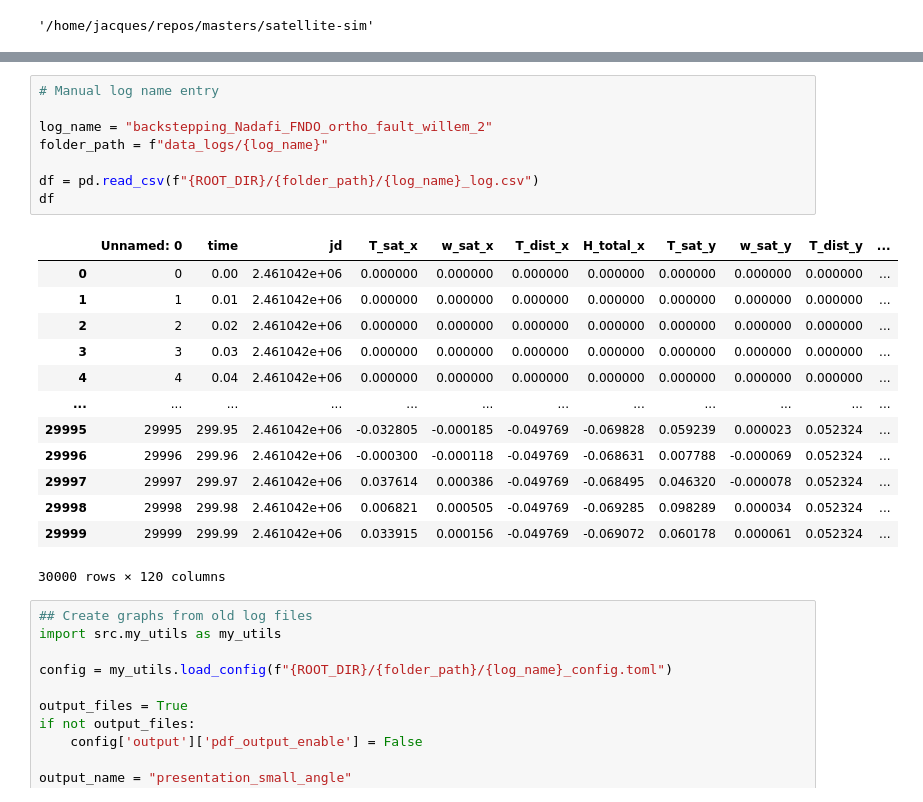
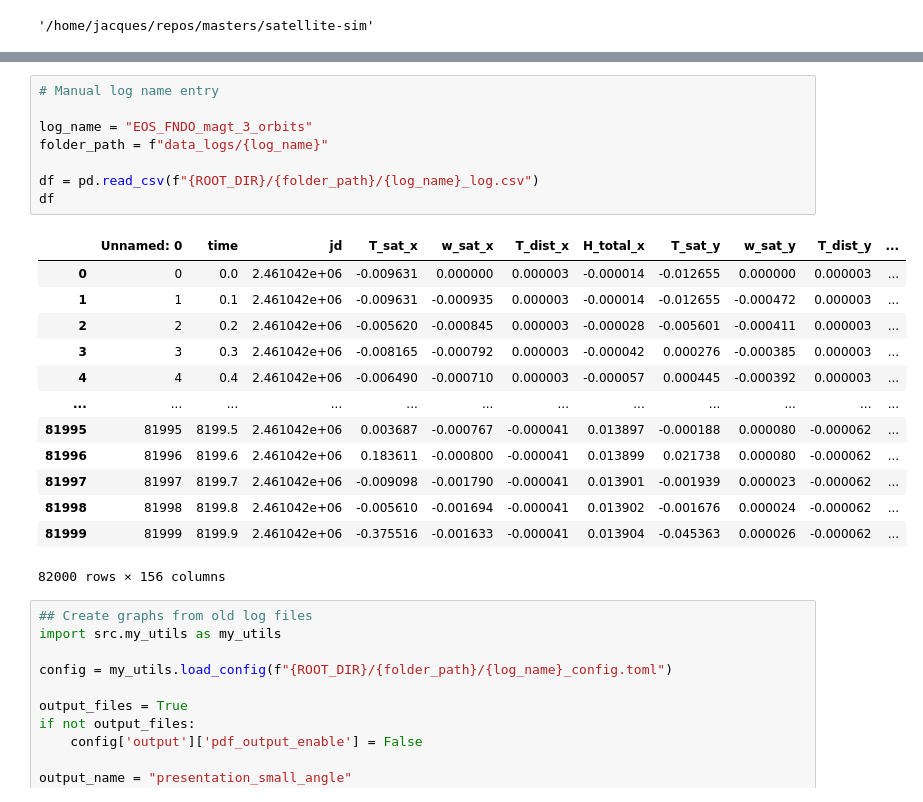
Before and after one commit to jacquesstellies/satellite-sim, a Jupyter notebook: plot_viewer.ipynb, the cells around one changed output, grey strips where cells are left out. Drawn from its saved outputs; the diff is of its cells as text.

```diff
--- a/plot_viewer.ipynb
+++ b/plot_viewer.ipynb
@@ -51,25 +40,25 @@ pid_ortho_nom
 # %%
 # Manual log name entry
 
-log_name = "backstepping_Nadafi_FNDO_ortho_fault_willem_2"
+log_name = "EOS_FNDO_magt_3_orbits"
 folder_path = f"data_logs/{log_name}"
 
 df = pd.read_csv(f"{ROOT_DIR}/{folder_path}/{log_name}_log.csv")
 df
 # %% [output]
 |  | Unnamed: 0 | time | jd | T_sat_x | w_sat_x | T_dist_x | H_total_x | T_sat_y | w_sat_y | T_dist_y | ... |
-| 0 | 0 | 0.00 | 2.461042e+06 | 0.000000 | 0.000000 | 0.000000 | 0.000000 | 0.000000 | 0.000000 | 0.000000 | ... |
-| 1 | 1 | 0.01 | 2.461042e+06 | 0.000000 | 0.000000 | 0.000000 | 0.000000 | 0.000000 | 0.000000 | 0.000000 | ... |
-| 2 | 2 | 0.02 | 2.461042e+06 | 0.000000 | 0.000000 | 0.000000 | 0.000000 | 0.000000 | 0.000000 | 0.000000 | ... |
-| 3 | 3 | 0.03 | 2.461042e+06 | 0.000000 | 0.000000 | 0.000000 | 0.000000 | 0.000000 | 0.000000 | 0.000000 | ... |
-| 4 | 4 | 0.04 | 2.461042e+06 | 0.000000 | 0.000000 | 0.000000 | 0.000000 | 0.000000 | 0.000000 | 0.000000 | ... |
+| 0 | 0 | 0.0 | 2.461042e+06 | -0.009631 | 0.000000 | 0.000003 | -0.000014 | -0.012655 | 0.000000 | 0.000003 | ... |
+| 1 | 1 | 0.1 | 2.461042e+06 | -0.009631 | -0.000935 | 0.000003 | -0.000014 | -0.012655 | -0.000472 | 0.000003 | ... |
+| 2 | 2 | 0.2 | 2.461042e+06 | -0.005620 | -0.000845 | 0.000003 | -0.000028 | -0.005601 | -0.000411 | 0.000003 | ... |
+| 3 | 3 | 0.3 | 2.461042e+06 | -0.008165 | -0.000792 | 0.000003 | -0.000042 | 0.000276 | -0.000385 | 0.000003 | ... |
+| 4 | 4 | 0.4 | 2.461042e+06 | -0.006490 | -0.000710 | 0.000003 | -0.000057 | 0.000445 | -0.000392 | 0.000003 | ... |
 | ... | ... | ... | ... | ... | ... | ... | ... | ... | ... | ... | ... |
-| 29995 | 29995 | 299.95 | 2.461042e+06 | -0.032805 | -0.000185 | -0.049769 | -0.069828 | 0.059239 | 0.000023 | 0.052324 | ... |
-| 29996 | 29996 | 299.96 | 2.461042e+06 | -0.000300 | -0.000118 | -0.049769 | -0.068631 | 0.007788 | -0.000069 | 0.052324 | ... |
-| 29997 | 29997 | 299.97 | 2.461042e+06 | 0.037614 | 0.000386 | -0.049769 | -0.068495 | 0.046320 | -0.000078 | 0.052324 | ... |
-| 29998 | 29998 | 299.98 | 2.461042e+06 | 0.006821 | 0.000505 | -0.049769 | -0.069285 | 0.098289 | 0.000034 | 0.052324 | ... |
-| 29999 | 29999 | 299.99 | 2.461042e+06 | 0.033915 | 0.000156 | -0.049769 | -0.069072 | 0.060178 | 0.000061 | 0.052324 | ... |
+| 81995 | 81995 | 8199.5 | 2.461042e+06 | 0.003687 | -0.000767 | -0.000041 | 0.013897 | -0.000188 | 0.000080 | -0.000062 | ... |
+| 81996 | 81996 | 8199.6 | 2.461042e+06 | 0.183611 | -0.000800 | -0.000041 | 0.013899 | 0.021738 | 0.000080 | -0.000062 | ... |
+| 81997 | 81997 | 8199.7 | 2.461042e+06 | -0.009098 | -0.001790 | -0.000041 | 0.013901 | -0.001939 | 0.000023 | -0.000062 | ... |
+| 81998 | 81998 | 8199.8 | 2.461042e+06 | -0.005610 | -0.001694 | -0.000041 | 0.013902 | -0.001676 | 0.000024 | -0.000062 | ... |
+| 81999 | 81999 | 8199.9 | 2.461042e+06 | -0.375516 | -0.001633 | -0.000041 | 0.013904 | -0.045363 | 0.000026 | -0.000062 | ... |
-30000 rows × 120 columns
+82000 rows × 156 columns
 # %%
 ## Create graphs from old log files
 import src.my_utils as my_utils
```
Also changed, not shown: parts of 3 cells of this notebook, 11 other files.
